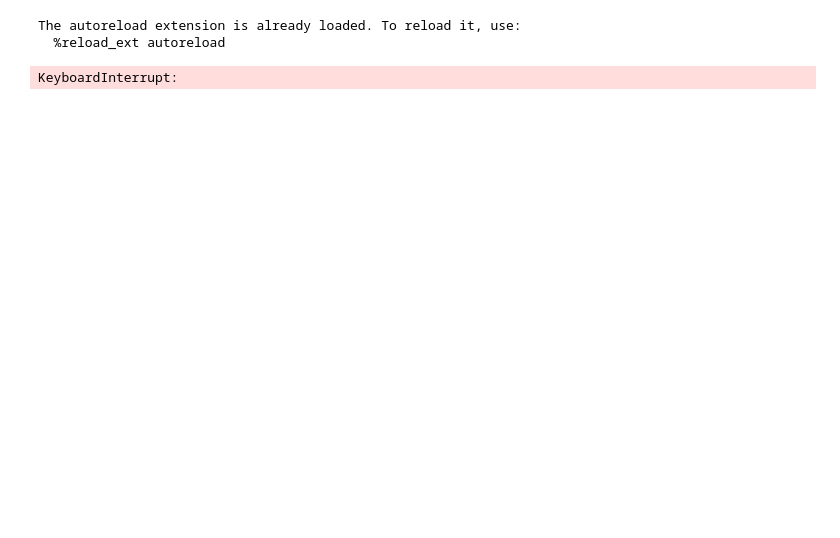
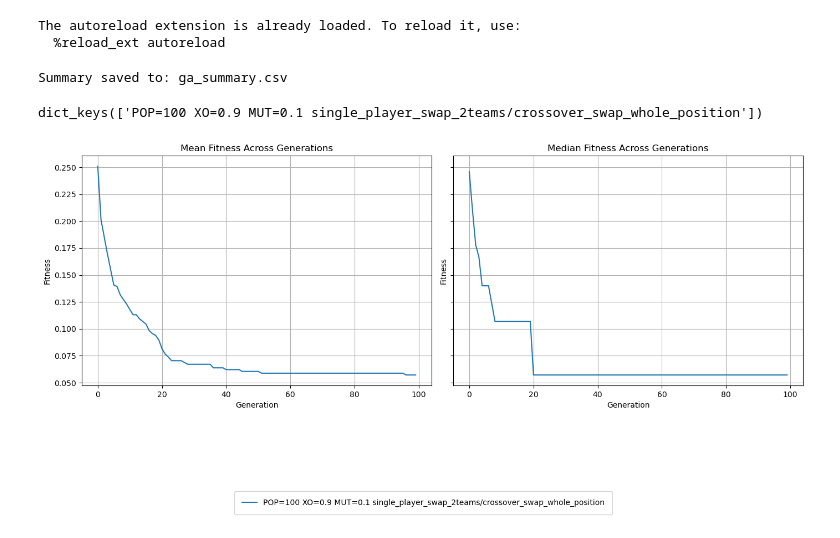
Before and after one commit to JuliaKarpienia/CIFO_project_groupA, a Jupyter notebook: grid_search.ipynb, the cells around one changed output. Saved outputs shown, nothing was run; the diff lists cells and outputs as text; code cells hidden in the pictures; blank space fills up the shorter version.

Commit message:
Updated gridsearch &plots

```diff
--- a/grid_search.ipynb
+++ b/grid_search.ipynb
@@ -6,3 +7,13 @@ from genetic_algorithm import *
 # %% [output]
 The autoreload extension is already loaded. To reload it, use:
   %reload_ext autoreload
+# %%
+   # Define the parameter grid
+param_grid = {
+        "POP_SIZE": [100],
+        # "max_gen": [50, 100],
+        "mut_prob": [0.1],#, 0.3],
+        "xo_prob":  [0.9],
+        "mutation": [single_player_swap_2teams],
+        "crossover": [crossover_swap_whole_position],
+        "selection_algorithm": [roulette_selection, tournament_selection]}
@@ -9,4 +30,12 @@ The autoreload extension is already loaded. To reload it, use:
 # %%
-run_grid_search()
+fitness_dfs = run_grid_search(param_grid, n_runs=30, max_gen=100, filepath="Data/players(in).csv")
 # %% [output]
-KeyboardInterrupt:
+Summary saved to: ga_summary.csv
+# %%
+fitness_dfs.keys()
+# %% [output]
+dict_keys(['POP=100 XO=0.9 MUT=0.1 single_player_swap_2teams/crossover_swap_whole_position'])
+# %%
+plot_fitness_over_gen(fitness_dfs)
+# %% [output]
+[figure, added]
```
Also changed, not shown: parts of 2 cells of this notebook, 6 other files.
